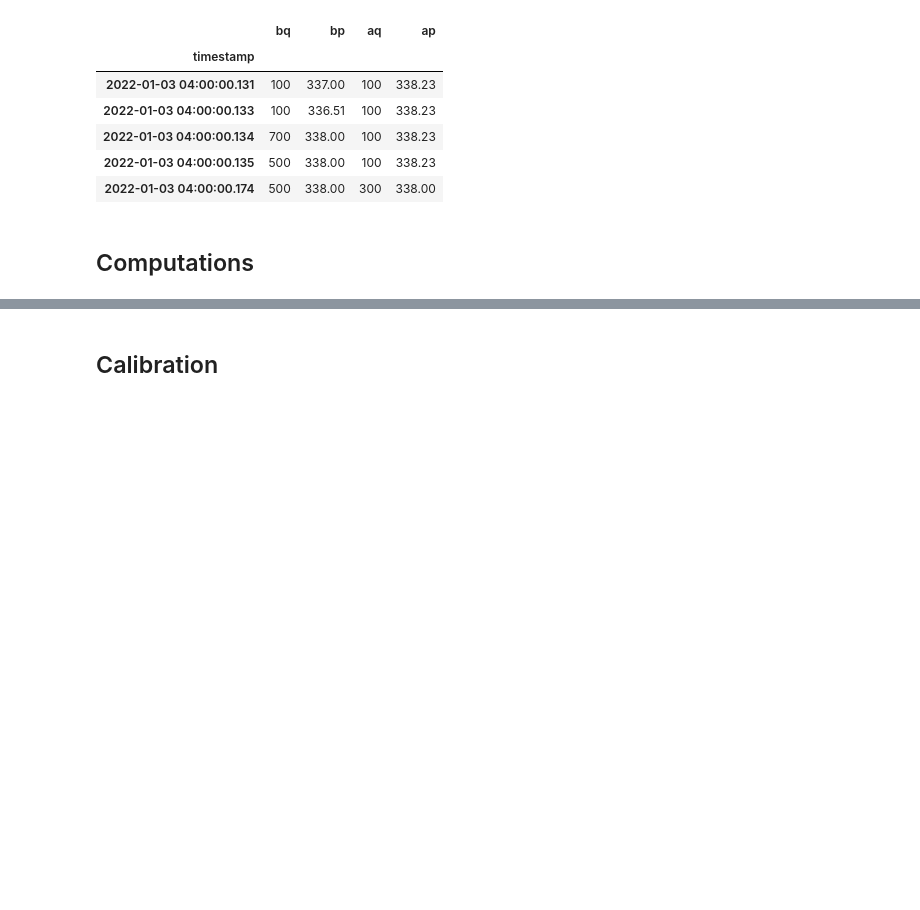
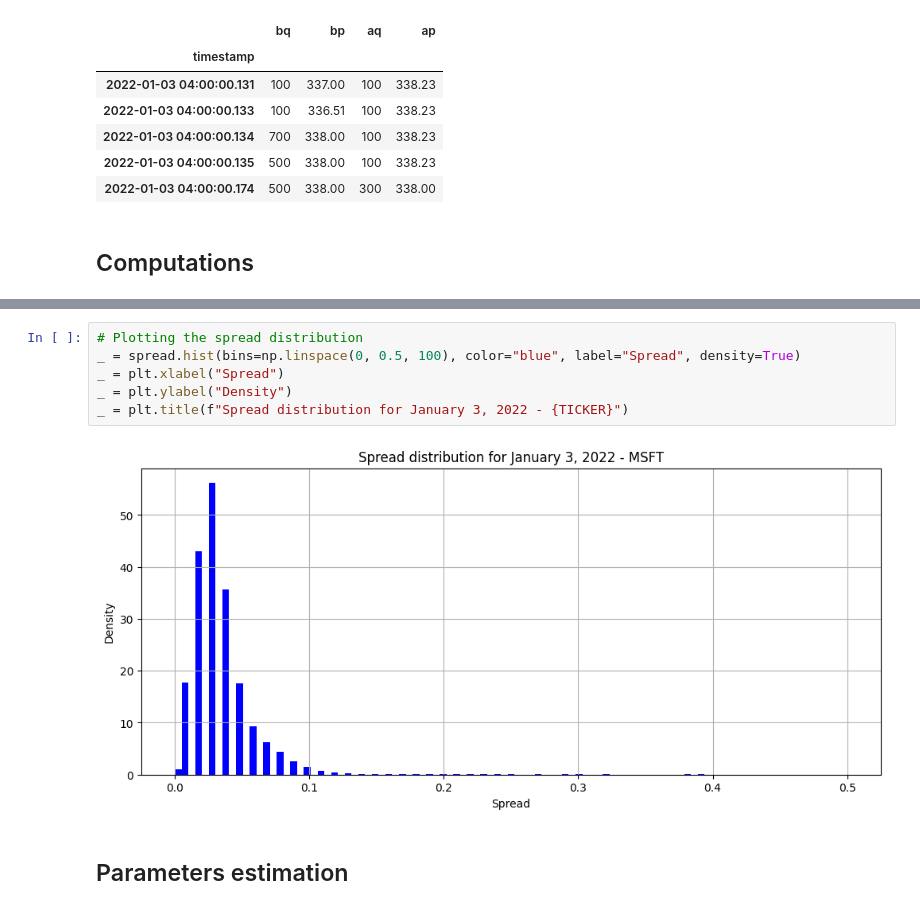
Before and after one commit to lcsrodriguez/optimalHFT, a Jupyter notebook: main.ipynb, the cells around one changed output, grey strips where cells are left out. Drawn from its saved outputs; the diff is of its cells as text; blank space fills up the shorter version.

```diff
--- a/main.ipynb
+++ b/main.ipynb
@@ -147,2 +163,10 @@ _ = plt.title(f"Evolution of mid price over time for January 3, 2022 - {TICKER}"
+# %%
+# Plotting the spread distribution
+_ = spread.hist(bins=np.linspace(0, 0.5, 100), color="blue", label="Spread", density=True)
+_ = plt.xlabel("Spread")
+_ = plt.ylabel("Density")
+_ = plt.title(f"Spread distribution for January 3, 2022 - {TICKER}")
+# %% [output]
+[figure, added]
 # %% [markdown]
-## Calibration
+## Parameters estimation
```
Also changed, not shown: parts of 4 cells of this notebook.
